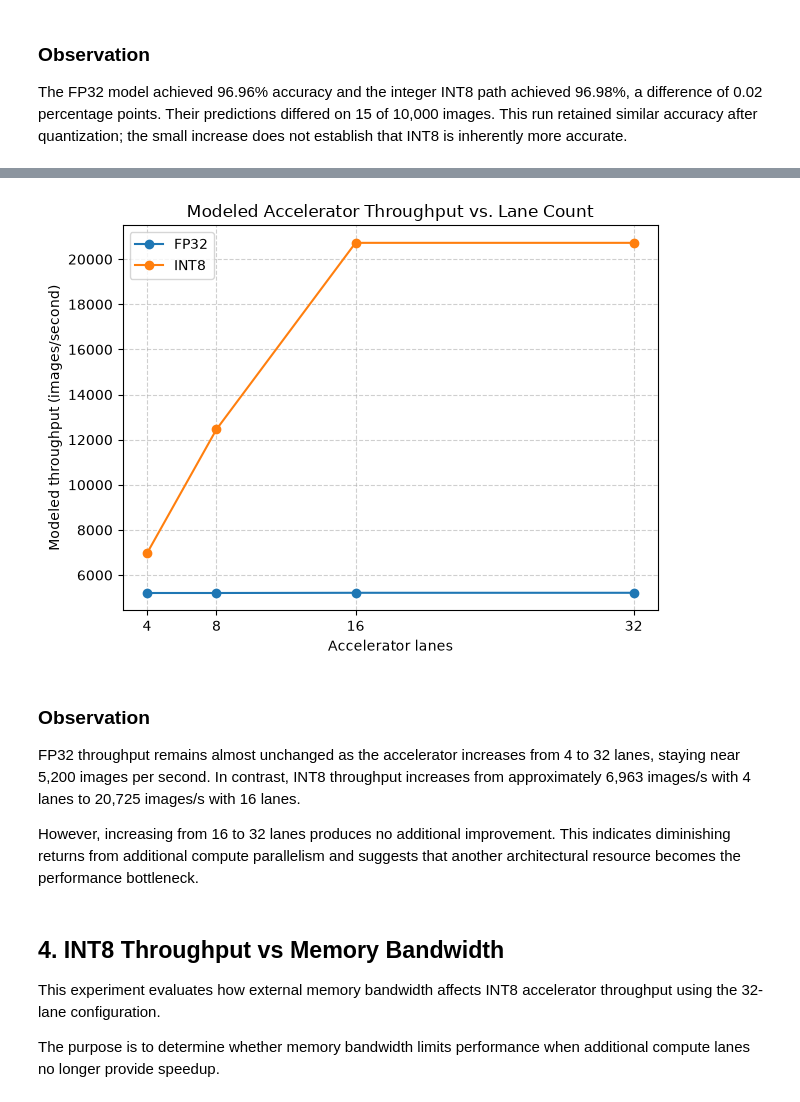
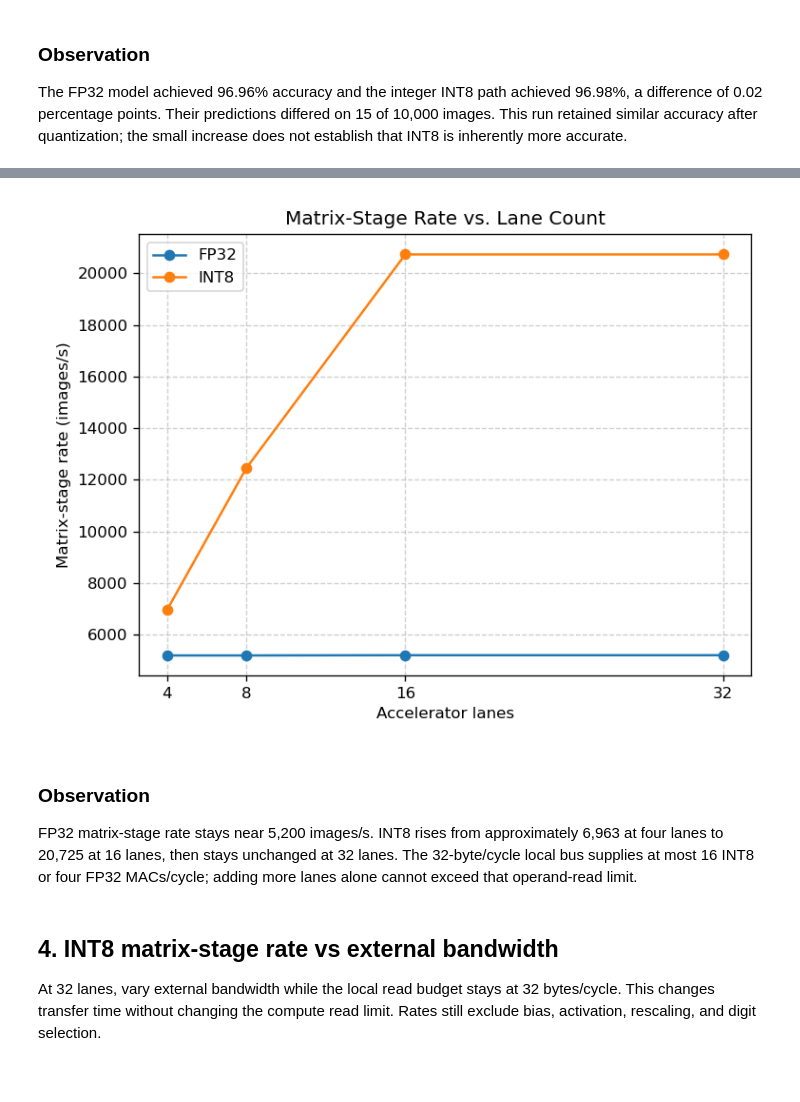
Before and after one commit to EnragedWaters/CECS-530-Quantized-Neural-Network-Accelerator, a Jupyter notebook: notebooks/06-results-and-graphs.ipynb, the cells around one changed output, grey strips where cells are left out. Cells and saved outputs as stored; diff of their text form; code cells hidden in the pictures.

```diff
--- a/notebooks/06-results-and-graphs.ipynb
+++ b/notebooks/06-results-and-graphs.ipynb
@@ -81,37 +85,36 @@ the other architectural parameters unchanged.
 # %%
 import matplotlib.pyplot as plt
 
 lanes = [4, 8, 16, 32]
 fp32_throughput = [5207.25, 5207.25, 5215.94, 5215.94]
 int8_throughput = [6963.30, 12461.06, 20725.39, 20725.39]
 
 fig, ax = plt.subplots()
 ax.plot(lanes, fp32_throughput, marker="o", label="FP32")
 ax.plot(lanes, int8_throughput, marker="o", label="INT8")
-ax.set_title("Modeled Accelerator Throughput vs. Lane Count")
+ax.set_title("Matrix-Stage Rate vs. Lane Count")
 ax.set_xlabel("Accelerator lanes")
-ax.set_ylabel("Modeled throughput (images/second)")
+ax.set_ylabel("Matrix-stage rate (images/s)")
 ax.set_xticks(lanes)
 ax.grid(True, linestyle="--", alpha=0.6)
 ax.legend()
 fig.tight_layout()
 plt.show()
 # %% [output]
-[figure, old version]
+[figure, new version]
 # %% [markdown]
 ### Observation
 
-FP32 throughput remains almost unchanged as the accelerator increases from 4 to 32 lanes, staying near 5,200 images per second. In contrast, INT8 throughput increases from approximately 6,963 images/s with 4 lanes to 20,725 images/s with 16 lanes.
-
-However, increasing from 16 to 32 lanes produces no additional improvement. This indicates diminishing returns from additional compute parallelism and suggests that another architectural resource becomes the performance bottleneck.
+FP32 matrix-stage rate stays near 5,200 images/s. INT8 rises from approximately
+6,963 at four lanes to 20,725 at 16 lanes, then stays unchanged at 32 lanes.
+The 32-byte/cycle local bus supplies at most 16 INT8 or four FP32 MACs/cycle;
+adding more lanes alone cannot exceed that operand-read limit.
 # %% [markdown]
-## 4. INT8 Throughput vs Memory Bandwidth
+## 4. INT8 matrix-stage rate vs external bandwidth
 
-This experiment evaluates how external memory bandwidth affects INT8
-accelerator throughput using the 32-lane configuration.
-
-The purpose is to determine whether memory bandwidth limits performance
-when additional compute lanes no longer provide speedup.
+At 32 lanes, vary external bandwidth while the local read budget stays at
+32 bytes/cycle. This changes transfer time without changing the compute read
+limit. Rates still exclude bias, activation, rescaling, and digit selection.
 # %%
 import matplotlib.pyplot as plt
 
```
Also changed, not shown: parts of 7 cells of this notebook, 3 other files.
